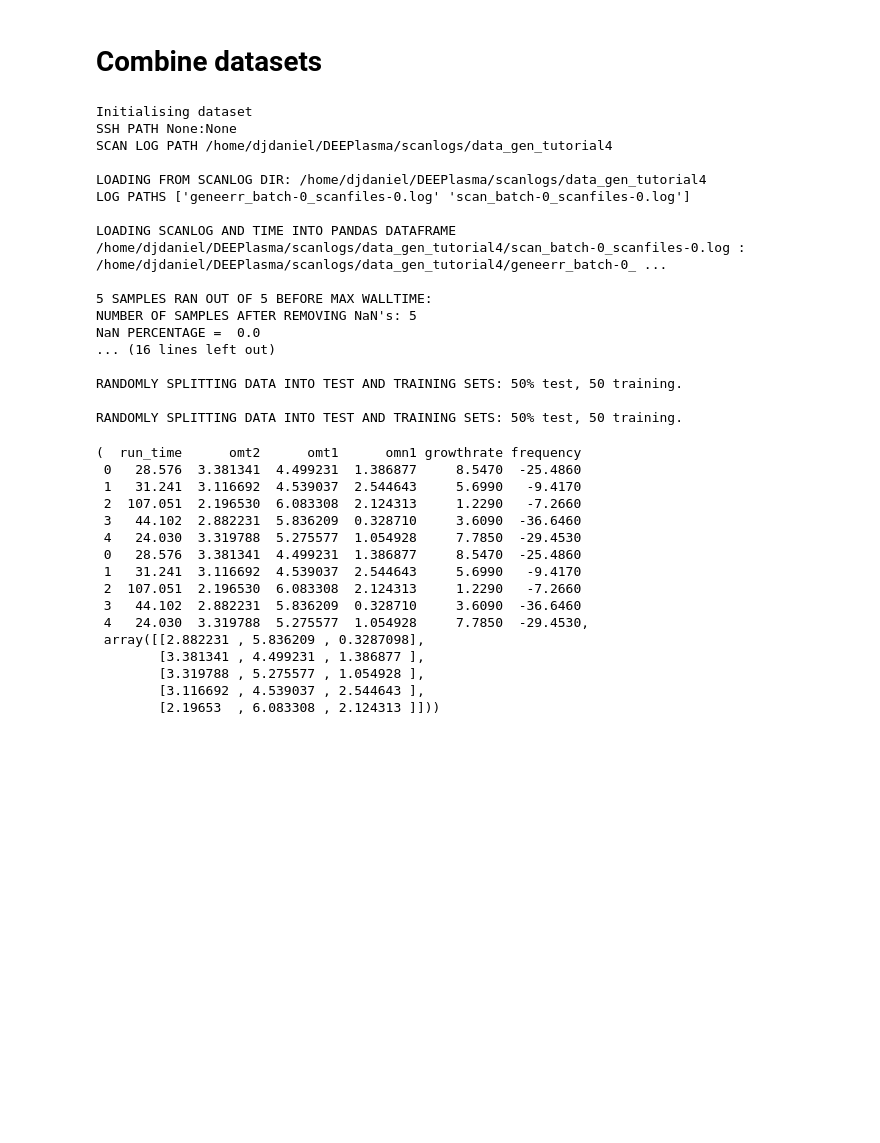
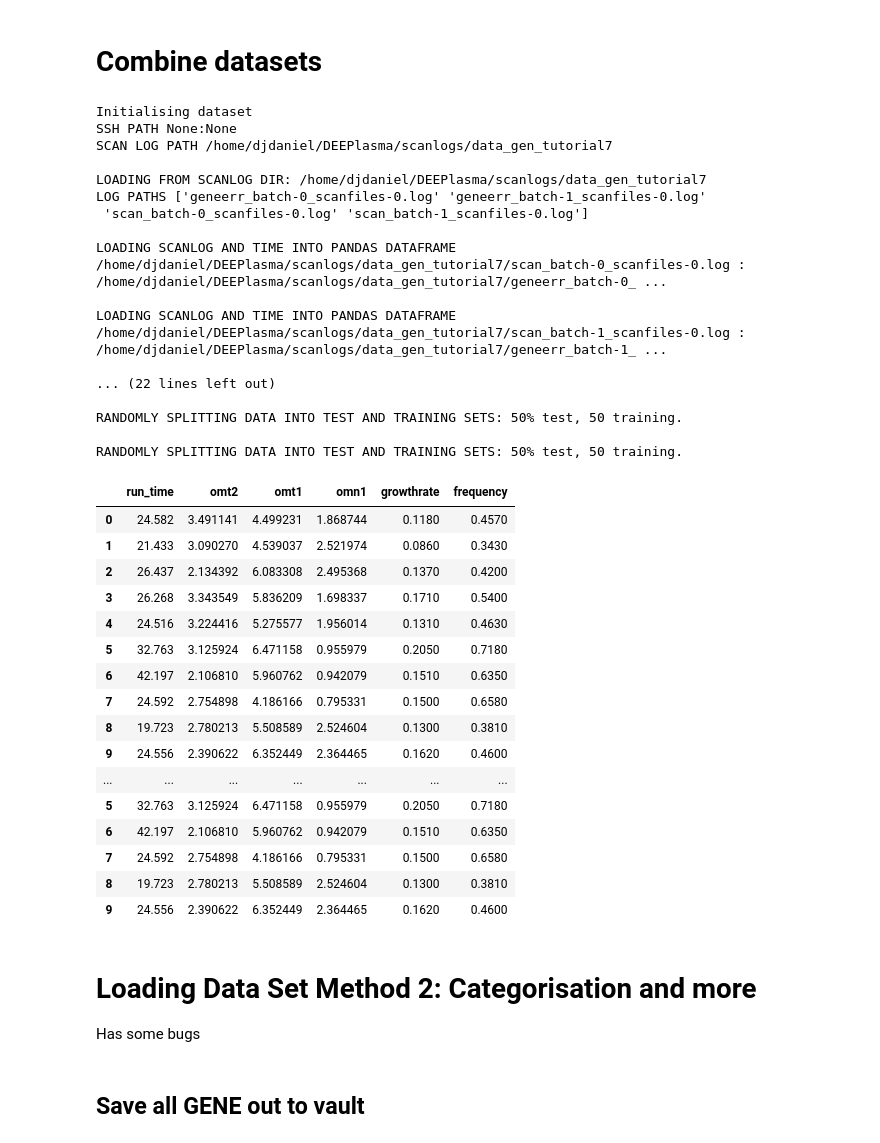
Before and after one commit to DanHarJor/DEEPlasma, a Jupyter notebook: data_gen_tutorial.ipynb, the cells around one changed output. Drawn from its saved outputs; the diff is of its cells as text; code cells hidden in the pictures; blank space fills up the shorter version.

```diff
--- a/data_gen_tutorial.ipynb
+++ b/data_gen_tutorial.ipynb
@@ -249,43 +238,49 @@ RANDOMLY SPLITTING DATA INTO TEST AND TRAINING SETS: 50% test, 50 training.
 # %% [markdown]
 # Combine datasets
 # %%
-data_set_1 = ScanData('data_gen_tutorial4', parser=parser, host=None, remote_path=None,  test_percentage=50)
-data_set_2 = ScanData('data_gen_tutorial4', parser=parser, host=None, remote_path=None,  test_percentage=50)
+data_set_1 = ScanData('data_gen_tutorial7', config=config, parser=parser, host=None, remote_save_dir=None,  test_percentage=50)
+data_set_2 = ScanData('data_gen_tutorial7', config=config, parser=parser, host=None, remote_save_dir=None,  test_percentage=50)
 
 data_set_3 = data_set_1.concat([data_set_2])
 
 data_set_3.df
 # %% [output]
 Initialising dataset
 SSH PATH None:None
-SCAN LOG PATH /home/djdaniel/DEEPlasma/scanlogs/data_gen_tutorial4
+SCAN LOG PATH /home/djdaniel/DEEPlasma/scanlogs/data_gen_tutorial7
 
-LOADING FROM SCANLOG DIR: /home/djdaniel/DEEPlasma/scanlogs/data_gen_tutorial4
-LOG PATHS ['geneerr_batch-0_scanfiles-0.log' 'scan_batch-0_scanfiles-0.log']
+LOADING FROM SCANLOG DIR: /home/djdaniel/DEEPlasma/scanlogs/data_gen_tutorial7
+LOG PATHS ['geneerr_batch-0_scanfiles-0.log' 'geneerr_batch-1_scanfiles-0.log'
+ 'scan_batch-0_scanfiles-0.log' 'scan_batch-1_scanfiles-0.log']
 
-LOADING SCANLOG AND TIME INTO PANDAS DATAFRAME /home/djdaniel/DEEPlasma/scanlogs/data_gen_tutorial4/scan_batch-0_scanfiles-0.log : /home/djdaniel/DEEPlasma/scanlogs/data_gen_tutorial4/geneerr_batch-0_ ...
+LOADING SCANLOG AND TIME INTO PANDAS DATAFRAME /home/djdaniel/DEEPlasma/scanlogs/data_gen_tutorial7/scan_batch-0_scanfiles-0.log : /home/djdaniel/DEEPlasma/scanlogs/data_gen_tutorial7/geneerr_batch-0_ ...
 
-5 SAMPLES RAN OUT OF 5 BEFORE MAX WALLTIME:
-NUMBER OF SAMPLES AFTER REMOVING NaN's: 5
-NaN PERCENTAGE =  0.0
-... (16 lines left out)
+LOADING SCANLOG AND TIME INTO PANDAS DATAFRAME /home/djdaniel/DEEPlasma/scanlogs/data_gen_tutorial7/scan_batch-1_scanfiles-0.log : /home/djdaniel/DEEPlasma/scanlogs/data_gen_tutorial7/geneerr_batch-1_ ...
+
+... (22 lines left out)
 
 RANDOMLY SPLITTING DATA INTO TEST AND TRAINING SETS: 50% test, 50 training.
 
 RANDOMLY SPLITTING DATA INTO TEST AND TRAINING SETS: 50% test, 50 training.
-(  run_time      omt2      omt1      omn1 growthrate frequency
- 0   28.576  3.381341  4.499231  1.386877     8.5470  -25.4860
- 1   31.241  3.116692  4.539037  2.544643     5.6990   -9.4170
- 2  107.051  2.196530  6.083308  2.124313     1.2290   -7.2660
- 3   44.102  2.882231  5.836209  0.328710     3.6090  -36.6460
- 4   24.030  3.319788  5.275577  1.054928     7.7850  -29.4530
- 0   28.576  3.381341  4.499231  1.386877     8.5470  -25.4860
- 1   31.241  3.116692  4.539037  2.544643     5.6990   -9.4170
- 2  107.051  2.196530  6.083308  2.124313     1.2290   -7.2660
- 3   44.102  2.882231  5.836209  0.328710     3.6090  -36.6460
- 4   24.030  3.319788  5.275577  1.054928     7.7850  -29.4530,
- array([[2.882231 , 5.836209 , 0.3287098],
-        [3.381341 , 4.499231 , 1.386877 ],
-        [3.319788 , 5.275577 , 1.054928 ],
-        [3.116692 , 4.539037 , 2.544643 ],
-        [2.19653  , 6.083308 , 2.124313 ]]))
+|  | run_time | omt2 | omt1 | omn1 | growthrate | frequency |
+| 0 | 24.582 | 3.491141 | 4.499231 | 1.868744 | 0.1180 | 0.4570 |
+| 1 | 21.433 | 3.090270 | 4.539037 | 2.521974 | 0.0860 | 0.3430 |
+| 2 | 26.437 | 2.134392 | 6.083308 | 2.495368 | 0.1370 | 0.4200 |
+| 3 | 26.268 | 3.343549 | 5.836209 | 1.698337 | 0.1710 | 0.5400 |
+| 4 | 24.516 | 3.224416 | 5.275577 | 1.956014 | 0.1310 | 0.4630 |
+| 5 | 32.763 | 3.125924 | 6.471158 | 0.955979 | 0.2050 | 0.7180 |
+| 6 | 42.197 | 2.106810 | 5.960762 | 0.942079 | 0.1510 | 0.6350 |
+| 7 | 24.592 | 2.754898 | 4.186166 | 0.795331 | 0.1500 | 0.6580 |
+| 8 | 19.723 | 2.780213 | 5.508589 | 2.524604 | 0.1300 | 0.3810 |
+| 9 | 24.556 | 2.390622 | 6.352449 | 2.364465 | 0.1620 | 0.4600 |
+| ... | ... | ... | ... | ... | ... | ... |
+| 5 | 32.763 | 3.125924 | 6.471158 | 0.955979 | 0.2050 | 0.7180 |
+| 6 | 42.197 | 2.106810 | 5.960762 | 0.942079 | 0.1510 | 0.6350 |
+| 7 | 24.592 | 2.754898 | 4.186166 | 0.795331 | 0.1500 | 0.6580 |
+| 8 | 19.723 | 2.780213 | 5.508589 | 2.524604 | 0.1300 | 0.3810 |
+| 9 | 24.556 | 2.390622 | 6.352449 | 2.364465 | 0.1620 | 0.4600 |
+# %% [markdown]
+# Loading Data Set Method 2: Categorisation and more
+Has some bugs
+# %% [markdown]
+## Save all GENE out to vault
```
Also changed, not shown: parts of 20 cells of this notebook, 1 other file.
